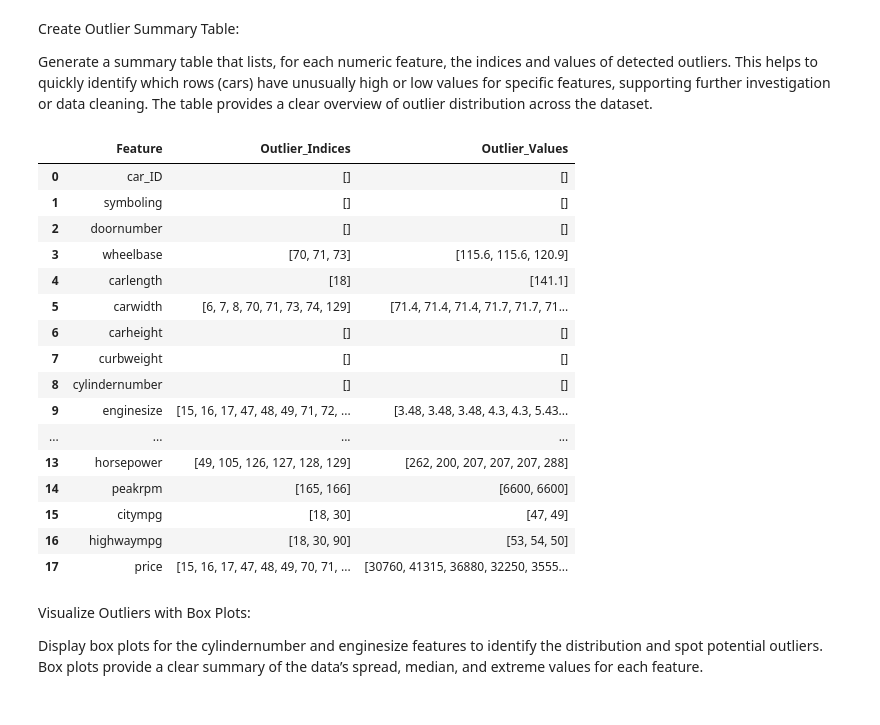
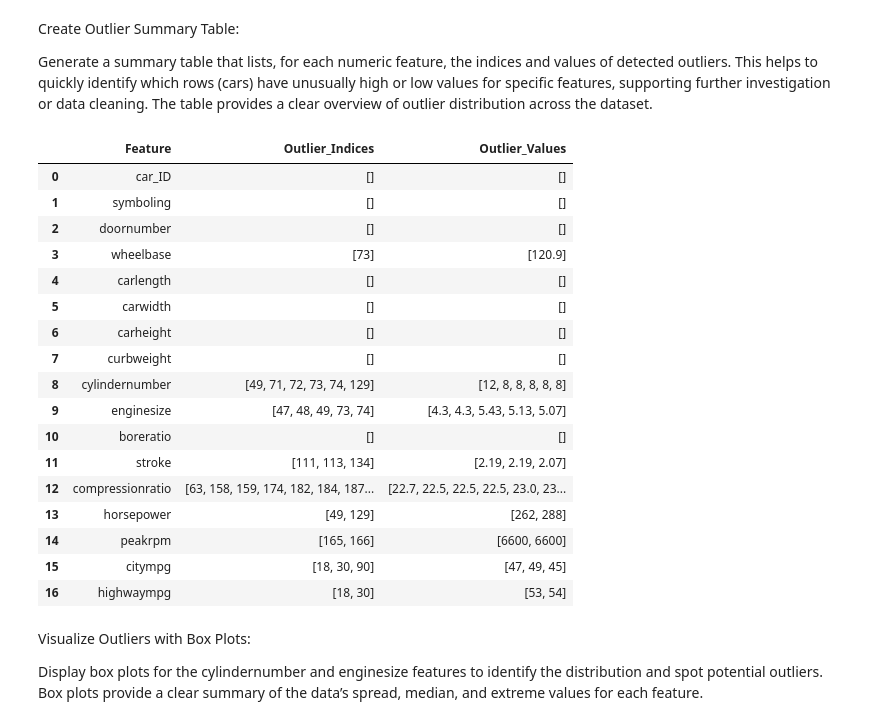
Before and after one commit to AL-MASNAI/car-price-analysis-hackathon-team4, a Jupyter notebook: jupyter_notebooks/ETL.ipynb, the cells around one changed output. Drawn from its saved outputs; the diff is of its cells as text; code cells hidden in the pictures.

```diff
--- a/jupyter_notebooks/ETL.ipynb
+++ b/jupyter_notebooks/ETL.ipynb
@@ -81,7 +61,7 @@ Use pandas to read the raw car data CSV file into a DataFrame.
 Check the shape:
 Display the number of rows and columns in the loaded DataFrame to understand the dataset size.
 # %%
-df = pd.read_csv('Data/raw/cars.csv')
+df = pd.read_csv('D:/vscode-projects/car-price-analysis-hackathon-team4/Data/raw/cars.csv')
 df.shape
 # %% [output]
 (205, 26)
@@ -288,7 +248,7 @@ Handle Missing Model Names:
 Fill any missing values in the model column with 'unknown' to maintain data integrity.
 Recheck for missing values in all columns to confirm that the issue has been addressed.
 # %%
-df['model'] = df['model'].fillna('unknown') # Fill missing model names with 'unknown'
+df['model'] = df['model'].fillna('null') # Fill missing model names with 'null'
 df.isnull().sum()
 # %% [output]
 car_ID              0
@@ -408,37 +368,45 @@ Create Outlier Summary Table:
 
 Generate a summary table that lists, for each numeric feature, the indices and values of detected outliers. This helps to quickly identify which rows (cars) have unusually high or low values for specific features, supporting further investigation or data cleaning. The table provides a clear overview of outlier distribution across the dataset.
 # %%
+# Calculate outlier flags using Z-score for each numeric column
+from scipy.stats import zscore
+
+numeric_cols = df.select_dtypes(include=['float64', 'int64']).columns
+z_scores = df[numeric_cols].apply(zscore)
+outlier_flags = (abs(z_scores) > 3)
+
 # Create a table showing outliers for every column
 outlier_table = []
 for col in outlier_flags.columns:
     outlier_indices = df.index[outlier_flags[col]].tolist()
     outlier_values = df.loc[outlier_flags[col], col].tolist()
     outlier_table.append({
         'Feature': col,
         'Outlier_Indices': outlier_indices,
         'Outlier_Values': outlier_values
     })
 
 outlier_table_df = pd.DataFrame(outlier_table)
 outlier_table_df
 # %% [output]
 |  | Feature | Outlier_Indices | Outlier_Values |
 | 0 | car_ID | [] | [] |
 | 1 | symboling | [] | [] |
 | 2 | doornumber | [] | [] |
-| 3 | wheelbase | [70, 71, 73] | [115.6, 115.6, 120.9] |
-| 4 | carlength | [18] | [141.1] |
-| 5 | carwidth | [6, 7, 8, 70, 71, 73, 74, 129] | [71.4, 71.4, 71.4, 71.7, 71.7, 71... |
+| 3 | wheelbase | [73] | [120.9] |
+| 4 | carlength | [] | [] |
+| 5 | carwidth | [] | [] |
 | 6 | carheight | [] | [] |
 | 7 | curbweight | [] | [] |
-| 8 | cylindernumber | [] | [] |
-| 9 | enginesize | [15, 16, 17, 47, 48, 49, 71, 72, ... | [3.48, 3.48, 3.48, 4.3, 4.3, 5.43... |
-| ... | ... | ... | ... |
-| 13 | horsepower | [49, 105, 126, 127, 128, 129] | [262, 200, 207, 207, 207, 288] |
+| 8 | cylindernumber | [49, 71, 72, 73, 74, 129] | [12, 8, 8, 8, 8, 8] |
+| 9 | enginesize | [47, 48, 49, 73, 74] | [4.3, 4.3, 5.43, 5.13, 5.07] |
+| 10 | boreratio | [] | [] |
+| 11 | stroke | [111, 113, 134] | [2.19, 2.19, 2.07] |
+| 12 | compressionratio | [63, 158, 159, 174, 182, 184, 187... | [22.7, 22.5, 22.5, 22.5, 23.0, 23... |
+| 13 | horsepower | [49, 129] | [262, 288] |
 | 14 | peakrpm | [165, 166] | [6600, 6600] |
-| 15 | citympg | [18, 30] | [47, 49] |
-| 16 | highwaympg | [18, 30, 90] | [53, 54, 50] |
-| 17 | price | [15, 16, 17, 47, 48, 49, 70, 71, ... | [30760, 41315, 36880, 32250, 3555... |
+| 15 | citympg | [18, 30, 90] | [47, 49, 45] |
+| 16 | highwaympg | [18, 30] | [53, 54] |
 # %% [markdown]
 Visualize Outliers with Box Plots:
 
```
Also changed, not shown: parts of 23 cells of this notebook.
